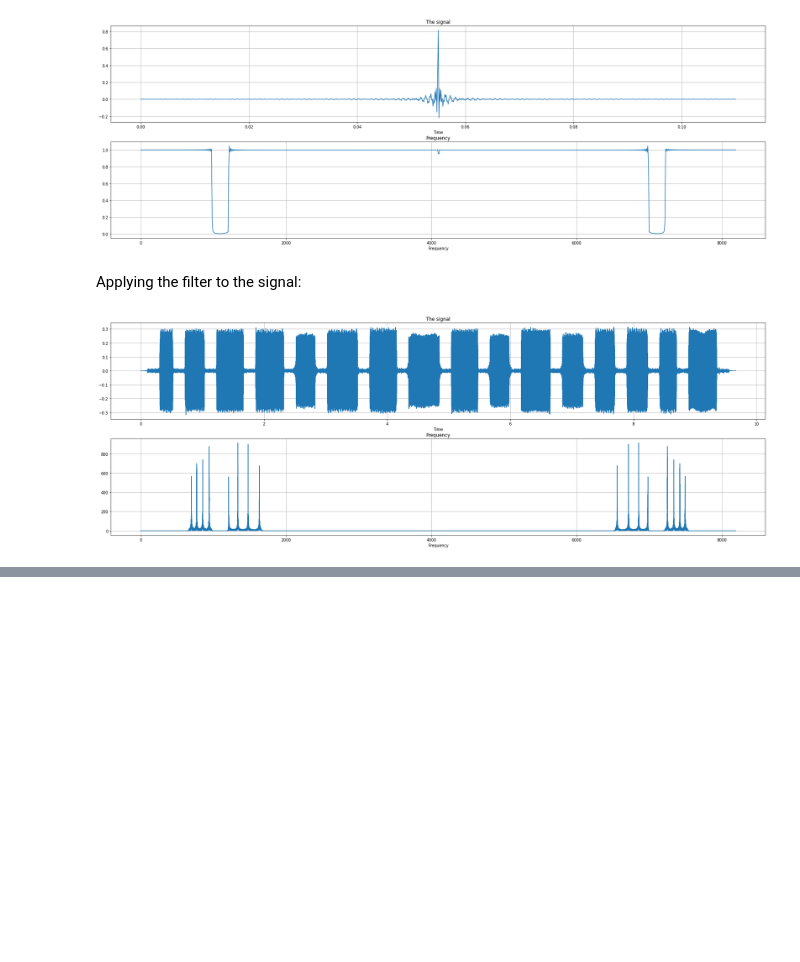
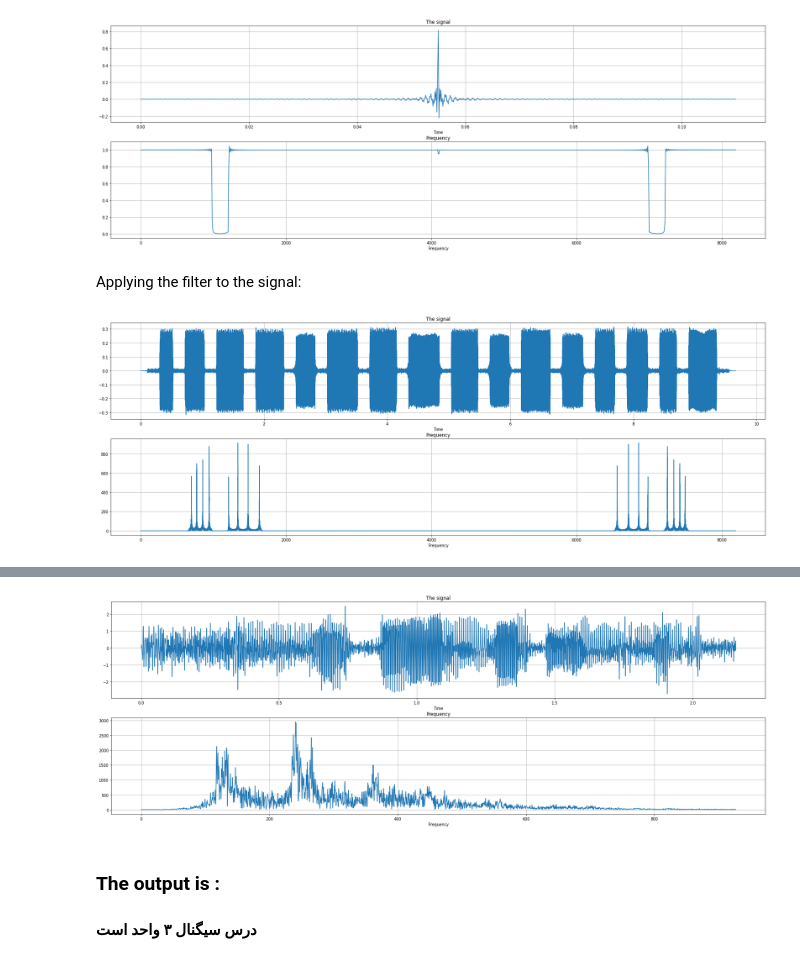
Before and after one commit to Amiroo23jf/Signals-Systems-Course-Project, a Jupyter notebook: Phase2/Part1.ipynb, the cells around one changed output, grey strips where cells are left out. Cells and saved outputs as stored; diff of their text form; code cells hidden in the pictures; blank space fills up the shorter version.

```diff
--- a/Phase2/Part1.ipynb
+++ b/Phase2/Part1.ipynb
@@ -89,6 +89,23 @@ def freqplot(y, fs, N, t1="The signal", t2="Frequency"):
     plt.xlabel("Frequency")
     plt.title(t2)
     plt.show()
+
+
+# butterworth filter
+from scipy.signal import butter, lfilter, freqz
+
+def butter_bandpass(lowcut, highcut, fs, order=5):
+    nyq = 0.5 * fs
+    low = lowcut / nyq
+    high = highcut / nyq
+    b, a = butter(order, [low, high], btype='band')
+    return b, a
+
+
+def butter_bandpass_filter(data, lowcut, highcut, fs, order=5):
+    b, a = butter_bandpass(lowcut, highcut, fs, order=order)
+    y = lfilter(b, a, data)
+    return y
 # %% [markdown]
 ## Filtering the noise of file "noisy.wav"
 # %%
@@ -157,0 +200,23 @@ Music.write_mp3('musics/noise_reducted.mp3', fs, data_reducted, normalized = Tru
+# %%
+def filtered_signal_generator(data, low, high, fs, order = 2):
+    filtered_signal1 = butter_bandpass_filter(data, low, high, fs, order)
+    filtered_signal1 *= 5
+    filtered_signal1 /= 100000
+    freqplot(filtered_signal1, fs, 2000)
+    return filtered_signal1
+# %%
+filtered_signal = filtered_signal_generator(data, 110, 380, fs , 3)
+filtered_signal /= 10
+
+# cut_freq = 1000
+# lowPass = (filterCreator(cut_freq / fs * 180, 180, 901, fs))[1]
+# freqplot(lowPass, fs, lowPass.shape[0])
+
+
+
+Music.write_mp3('musics/decrypted.mp3', fs, filtered_signal, normalized = True)
+# %% [output]
+[figure, added]
+# %% [markdown]
+### The output is :
+<h4>درس سیگنال ۳ واحد است</h4>
```
Also changed, not shown: parts of 6 cells of this notebook, 1 other file.
